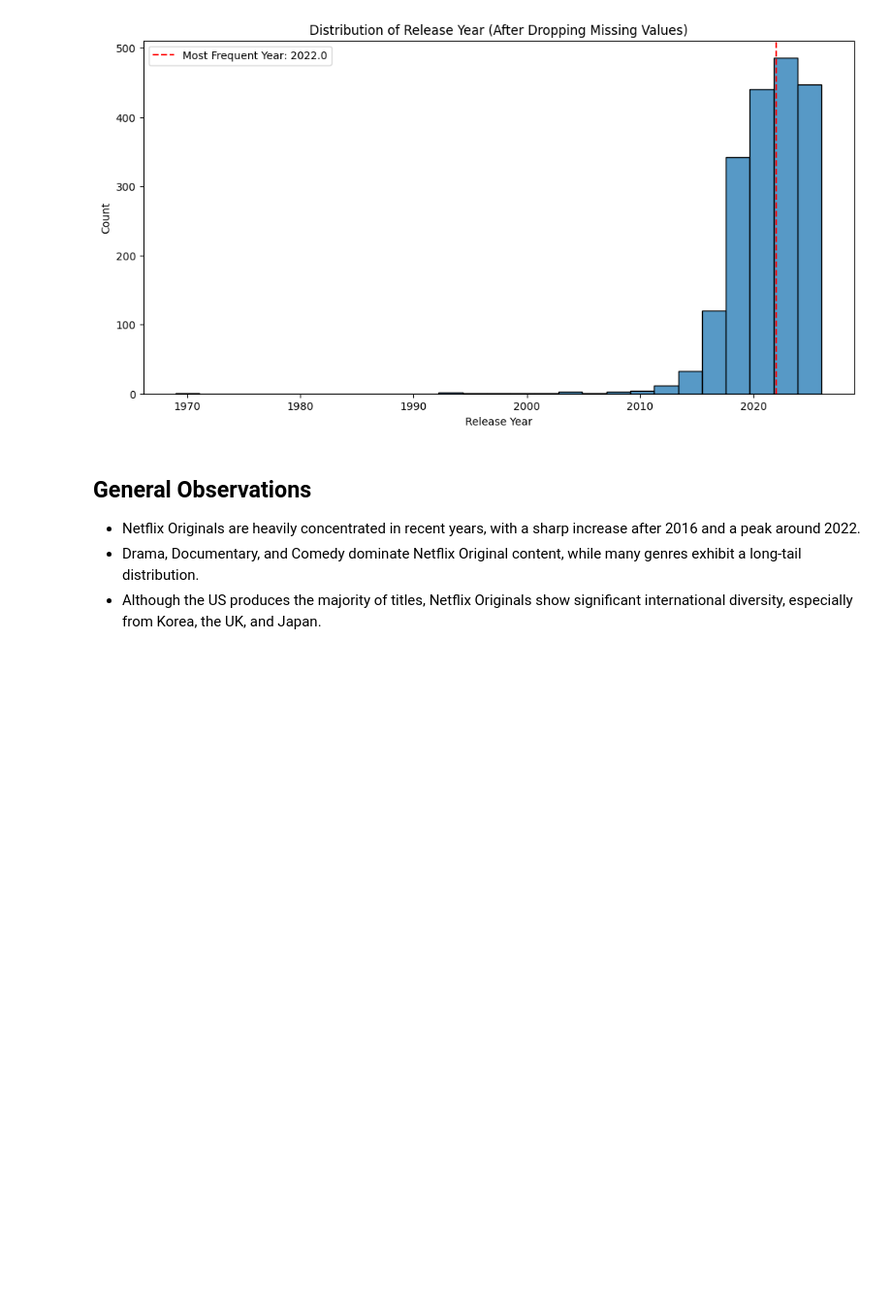
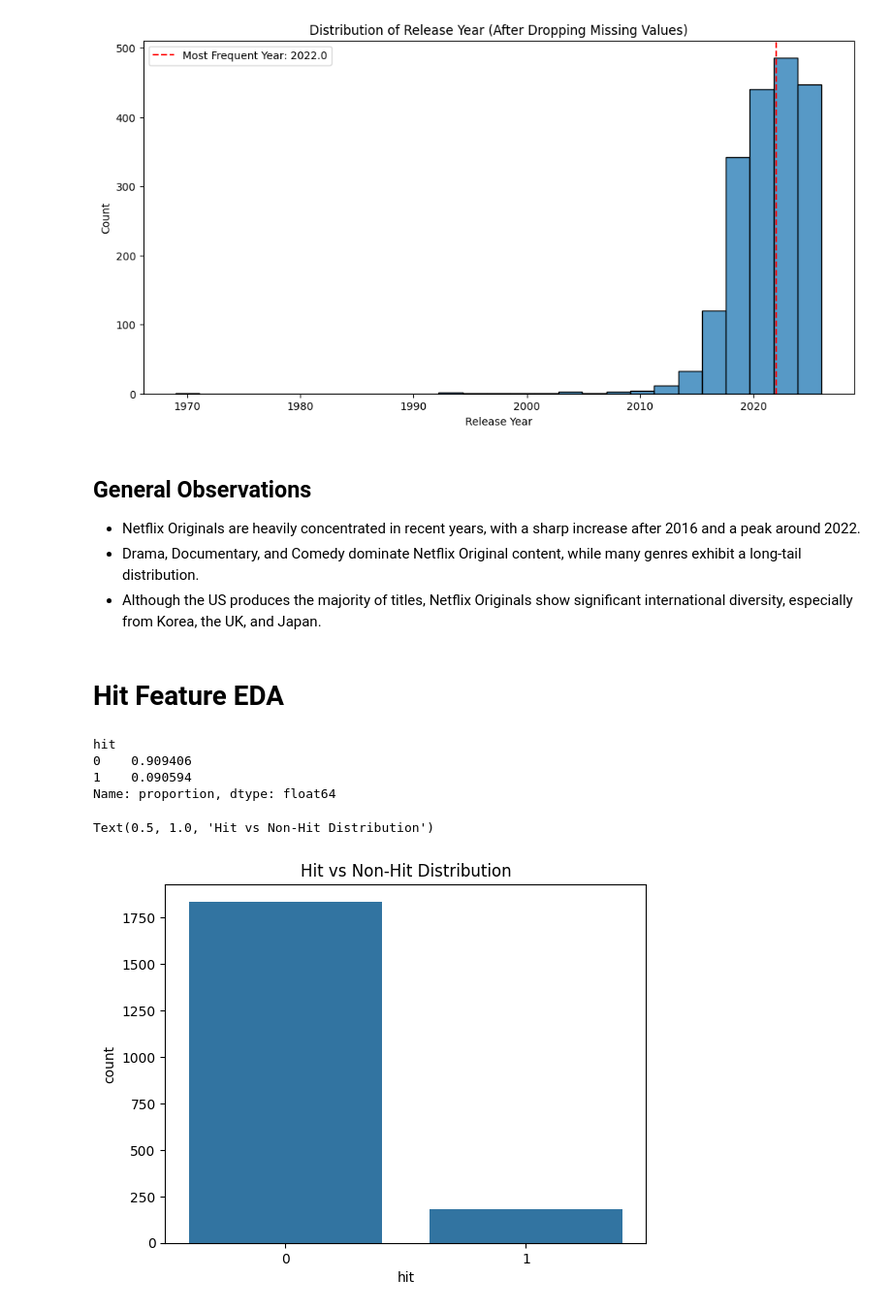
Before and after one commit to lucytheboss/netflix-originals-content-analysis, a Jupyter notebook: notebooks/03_eda_hit_analysis.ipynb, the cells around one changed output. Shown at 97% size. Cells and saved outputs as stored; diff of their text form; code cells hidden in the pictures; blank space fills up the shorter version.

```diff
--- a/notebooks/03_eda_hit_analysis.ipynb
+++ b/notebooks/03_eda_hit_analysis.ipynb
@@ -97,3 +97,18 @@ plt.show()
 - Netflix Originals are heavily concentrated in recent years, with a sharp increase after 2016 and a peak around 2022.
 - Drama, Documentary, and Comedy dominate Netflix Original content, while many genres exhibit a long-tail distribution.
 - Although the US produces the majority of titles, Netflix Originals show significant international diversity, especially from Korea, the UK, and Japan.
+# %% [markdown]
+# **Hit Feature EDA**
+# %%
+df['hit'].value_counts(normalize=True)
+# %% [output]
+hit
+0    0.909406
+1    0.090594
+Name: proportion, dtype: float64
+# %%
+sns.countplot(data=df, x='hit')
+plt.title("Hit vs Non-Hit Distribution")
+# %% [output]
+Text(0.5, 1.0, 'Hit vs Non-Hit Distribution')
+[figure, added]
```
Also changed, not shown: parts of 8 cells of this notebook, 1 other file.
